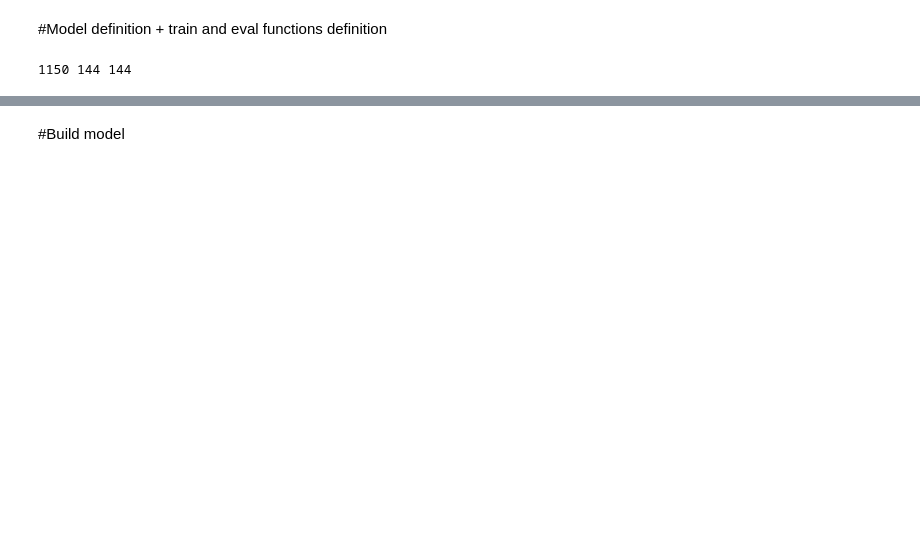
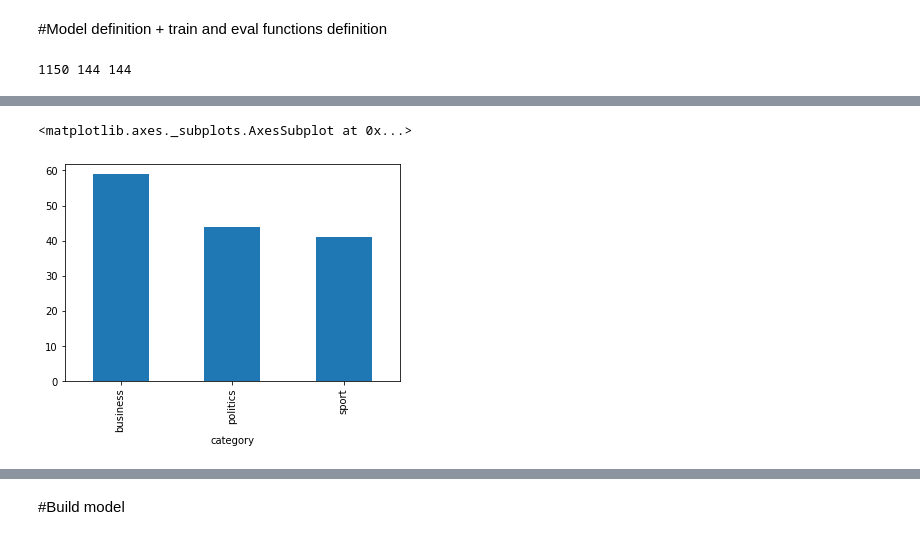
Before and after one commit to WiktorPieklik/Secure-Text-Classification, a Jupyter notebook: src/notebooks/bert_and_roberta.ipynb, the cells around one changed output, grey strips where cells are left out. Drawn from its saved outputs; the diff is of its cells as text; code cells hidden in the pictures; blank space fills up the shorter version.

```diff
--- a/src/notebooks/bert_and_roberta.ipynb
+++ b/src/notebooks/bert_and_roberta.ipynb
@@ -362,0 +312,5 @@ print(len(df_train), len(df_val), len(df_test))
+# %%
+df_val.groupby(['category']).size().plot.bar()
+# %% [output]
+<matplotlib.axes._subplots.AxesSubplot at 0x...>
+[figure, added]
```
Also changed, not shown: parts of 56 cells of this notebook.
